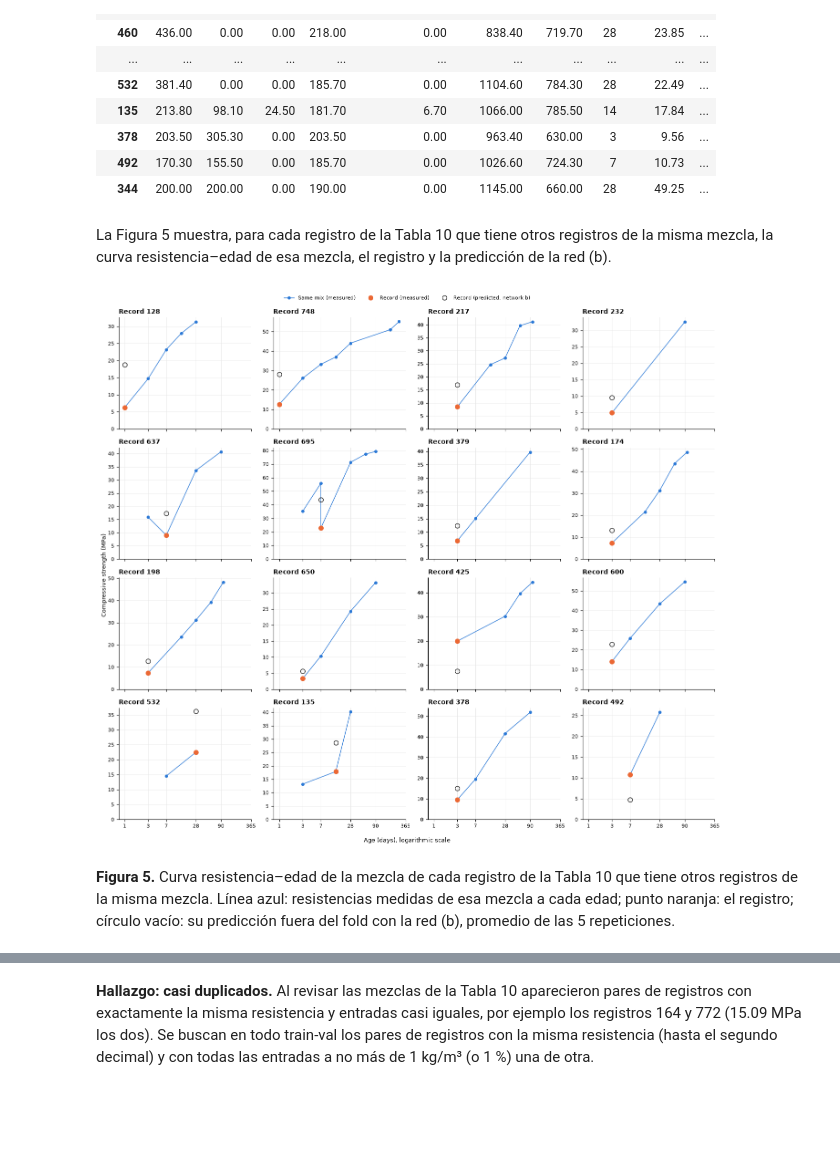
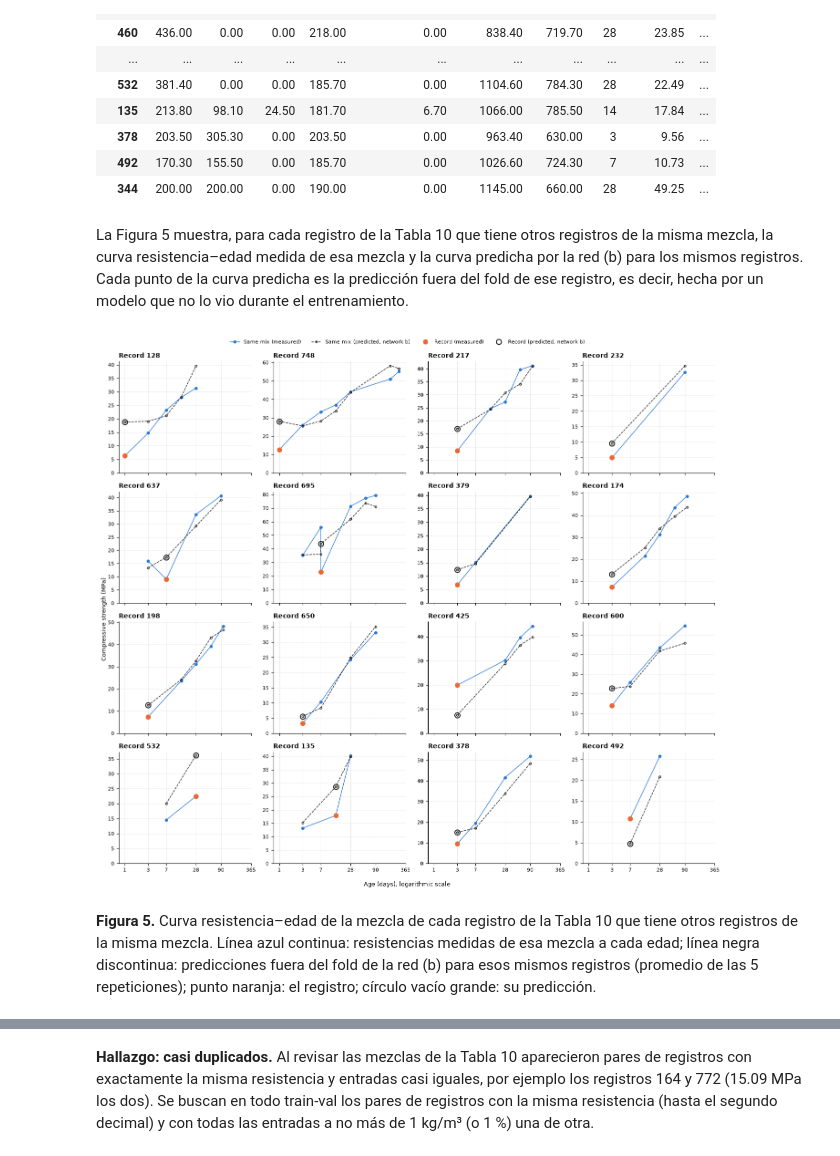
Before and after one commit to 25adiaz-apps/phd-civil-ualberta, a Jupyter notebook: machine-learning/assignment-4/question-1-concrete-strength.ipynb, the cells around one changed output, grey strips where cells are left out. Saved outputs shown, nothing was run; the diff lists cells and outputs as text; code cells hidden in the pictures; blank space fills up the shorter version.

```diff
--- a/machine-learning/assignment-4/question-1-concrete-strength.ipynb
+++ b/machine-learning/assignment-4/question-1-concrete-strength.ipynb
@@ -652,42 +652,47 @@ show_table(candidates, 10,
 | 492 | 170.30 | 155.50 | 0.00 | 185.70 | 0.00 | 1026.60 | 724.30 | 7 | 10.73 | ... |
 | 344 | 200.00 | 200.00 | 0.00 | 190.00 | 0.00 | 1145.00 | 660.00 | 28 | 49.25 | ... |
 # %% [markdown]
-La Figura 5 muestra, para cada registro de la Tabla 10 que tiene otros registros de la misma mezcla, la curva resistencia–edad de esa mezcla, el registro y la predicción de la red (b).
+La Figura 5 muestra, para cada registro de la Tabla 10 que tiene otros registros de la misma mezcla, la curva resistencia–edad medida de esa mezcla y la curva predicha por la red (b) para los mismos registros. Cada punto de la curva predicha es la predicción fuera del fold de ese registro, es decir, hecha por un modelo que no lo vio durante el entrenamiento.
 # %%
 with_same_mix = [r for r in candidates.index if candidates.loc[r, "same-mix records"] > 0]
+# Out-of-fold prediction of every record with network (b), mean of the 5 repetitions
+predicted_b = oof_predictions[net_b].mean(axis=1)
 n_cols = 4
 n_rows = int(np.ceil(len(with_same_mix) / n_cols))
 fig, axes = plt.subplots(n_rows, n_cols, figsize=(14, 3 * n_rows), sharex=True)
 for ax, record in zip(axes.flat, with_same_mix):
     same_mix = train_val_df[mix_id == mix_id[record]].sort_values("age")
     ax.plot(same_mix["age"], same_mix[TARGET], "-o", color=COLOR_TRAIN, markersize=4, linewidth=1,
             label="Same mix (measured)")
+    ax.plot(same_mix["age"], predicted_b[same_mix.index], "--o", color="#1f1f1f", markersize=3,
+            markerfacecolor="none", linewidth=1, label="Same mix (predicted, network b)")
     ax.plot(train_val_df.loc[record, "age"], train_val_df.loc[record, TARGET], "o", color=COLOR_TEST,
             markersize=7, zorder=4, label="Record (measured)")
     ax.plot(train_val_df.loc[record, "age"], candidates.loc[record, "predicted"], "o",
-            markerfacecolor="none", markeredgecolor="#1f1f1f", markersize=7, zorder=4,
+            markerfacecolor="none", markeredgecolor="#1f1f1f", markeredgewidth=1.5, markersize=8, zorder=4,
             label="Record (predicted, network b)")
     ax.set_xscale("log")
     ax.set_xticks([1, 3, 7, 28, 90, 365])
     ax.set_xticklabels([1, 3, 7, 28, 90, 365])
     ax.minorticks_off()
     ax.set_ylim(bottom=0)
     ax.set_title(f"Record {record}", loc="left", fontweight="bold")
 for ax in axes.flat[len(with_same_mix):]:
     ax.axis("off")
 fig.supxlabel(LABELS["age"] + ", logarithmic scale", fontsize=9)
 fig.supylabel(LABELS[TARGET], fontsize=9)
 handles, labels = axes.flat[0].get_legend_handles_labels()
-fig.legend(handles, labels, loc="upper center", ncol=3, bbox_to_anchor=(0.5, 1.02))
+fig.legend(handles, labels, loc="upper center", ncol=4, bbox_to_anchor=(0.5, 1.02))
 fig.tight_layout()
 show_figure(fig, 5,
             "Curva resistencia–edad de la mezcla de cada registro de la Tabla 10 que tiene otros "
-            "registros de la misma mezcla. Línea azul: resistencias medidas de esa mezcla a cada "
-            "edad; punto naranja: el registro; círculo vacío: su predicción fuera del fold con la red "
-            "(b), promedio de las 5 repeticiones.")
+            "registros de la misma mezcla. Línea azul continua: resistencias medidas de esa mezcla a cada "
+            "edad; línea negra discontinua: predicciones fuera del fold de la red (b) para esos mismos "
+            "registros (promedio de las 5 repeticiones); punto naranja: el registro; círculo vacío "
+            "grande: su predicción.")
 # %% [output]
-[figure, old version]
+[figure, new version]
-**Figura 5.** Curva resistencia–edad de la mezcla de cada registro de la Tabla 10 que tiene otros registros de la misma mezcla. Línea azul: resistencias medidas de esa mezcla a cada edad; punto naranja: el registro; círculo vacío: su predicción fuera del fold con la red (b), promedio de las 5 repeticiones.
+**Figura 5.** Curva resistencia–edad de la mezcla de cada registro de la Tabla 10 que tiene otros registros de la misma mezcla. Línea azul continua: resistencias medidas de esa mezcla a cada edad; línea negra discontinua: predicciones fuera del fold de la red (b) para esos mismos registros (promedio de las 5 repeticiones); punto naranja: el registro; círculo vacío grande: su predicción.
 # %% [markdown]
 Observaciones de la Tabla 10 y la Figura 5:
 
```
Also changed, not shown: parts of 17 cells of this notebook.
